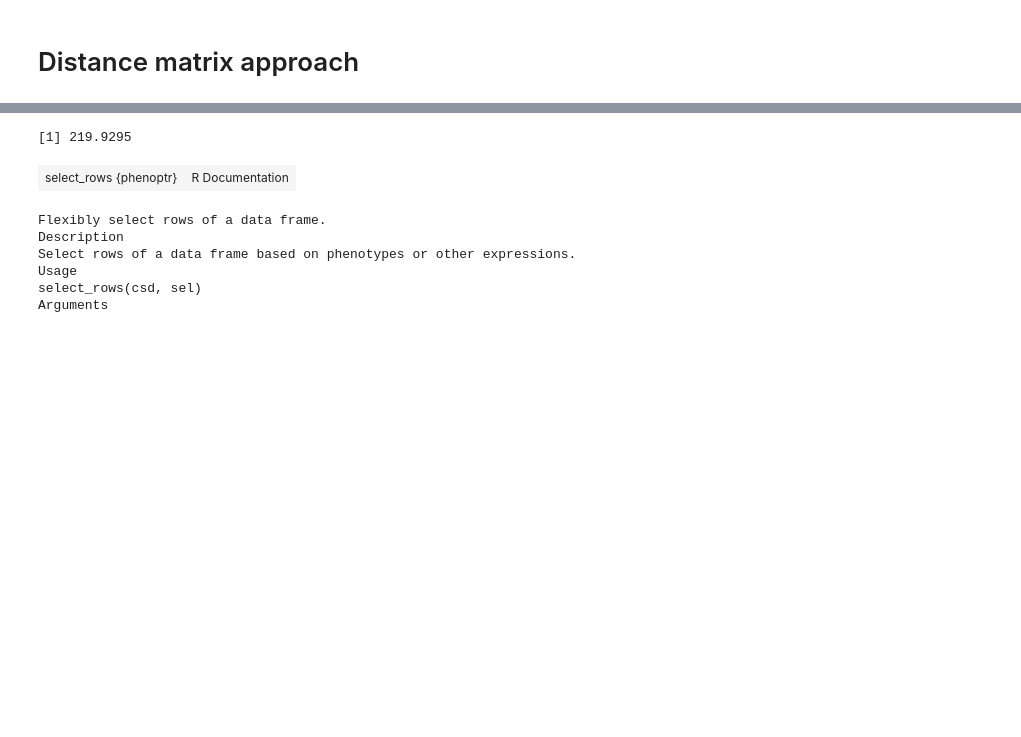
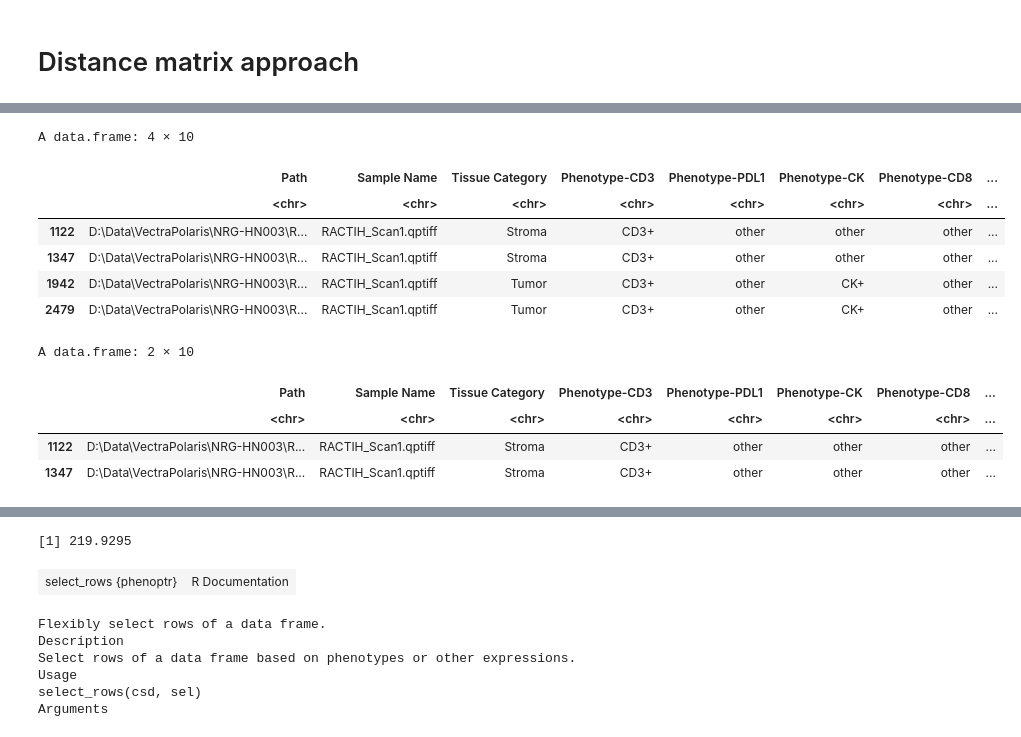
Before and after one commit to KidElectric/173-BFerris-NRG-HN003-Vectra, a Jupyter notebook: 01_R_try_phenopter_tumor_margin_tests.ipynb, the cells around one changed output, grey strips where cells are left out. Saved outputs shown, nothing was run; the diff lists cells and outputs as text; code cells hidden in the pictures; blank space fills up the shorter version.

```diff
--- a/01_R_try_phenopter_tumor_margin_tests.ipynb
+++ b/01_R_try_phenopter_tumor_margin_tests.ipynb
@@ -204,0 +168,19 @@ dim(dst)
+# %%
+sub <- clean.csd[tissue,]
+tissue <- clean.csd[,'Tissue Category'] == 'Tumor'
+dst <- distance_matrix(sub) # Compute this just once and re-use it
+close <- (dst >= 1) & (dst < 35)
+ck <- sub$combined.pheno %in% c('CK+')
+sum(ck)
+cd3 <- sub$combined.pheno == 'CD3+'
+
+sd.0 <- dst[ck,cd3]
+dim(sd.0)
+
+
+idx <- (sd.0 > 0) & (sd.0 <= 35)
+numerator = sum(colSums(idx) > 0)
+sd.1 <- dst[ck,]
+close.1 <- (sd.1 > 0) & (sd.1 <= 35)
+denom <- sum(colSums(close.1) >= 1)
+numerator/denom * 100
@@ -204,0 +240,16 @@ dim(dst)
+# %%
+clean.csd[cd3,1:10]
+clean.csd[select_rows(clean.csd,'CD3+'),1:10]
+# %% [output]
+A data.frame: 4 × 10
+|  | Path | Sample Name | Tissue Category | Phenotype-CD3 | Phenotype-PDL1 | Phenotype-CK | Phenotype-CD8 | ... |
+|  | <chr> | <chr> | <chr> | <chr> | <chr> | <chr> | <chr> | ... |
+| 1122 | D:\Data\VectraPolaris\NRG-HN003\R... | RACTIH_Scan1.qptiff | Stroma | CD3+ | other | other | other | ... |
+| 1347 | D:\Data\VectraPolaris\NRG-HN003\R... | RACTIH_Scan1.qptiff | Stroma | CD3+ | other | other | other | ... |
+| 1942 | D:\Data\VectraPolaris\NRG-HN003\R... | RACTIH_Scan1.qptiff | Tumor | CD3+ | other | CK+ | other | ... |
+| 2479 | D:\Data\VectraPolaris\NRG-HN003\R... | RACTIH_Scan1.qptiff | Tumor | CD3+ | other | CK+ | other | ... |
+A data.frame: 2 × 10
+|  | Path | Sample Name | Tissue Category | Phenotype-CD3 | Phenotype-PDL1 | Phenotype-CK | Phenotype-CD8 | ... |
+|  | <chr> | <chr> | <chr> | <chr> | <chr> | <chr> | <chr> | ... |
+| 1122 | D:\Data\VectraPolaris\NRG-HN003\R... | RACTIH_Scan1.qptiff | Stroma | CD3+ | other | other | other | ... |
+| 1347 | D:\Data\VectraPolaris\NRG-HN003\R... | RACTIH_Scan1.qptiff | Stroma | CD3+ | other | other | other | ... |
```
Also changed, not shown: parts of 15 cells of this notebook.
